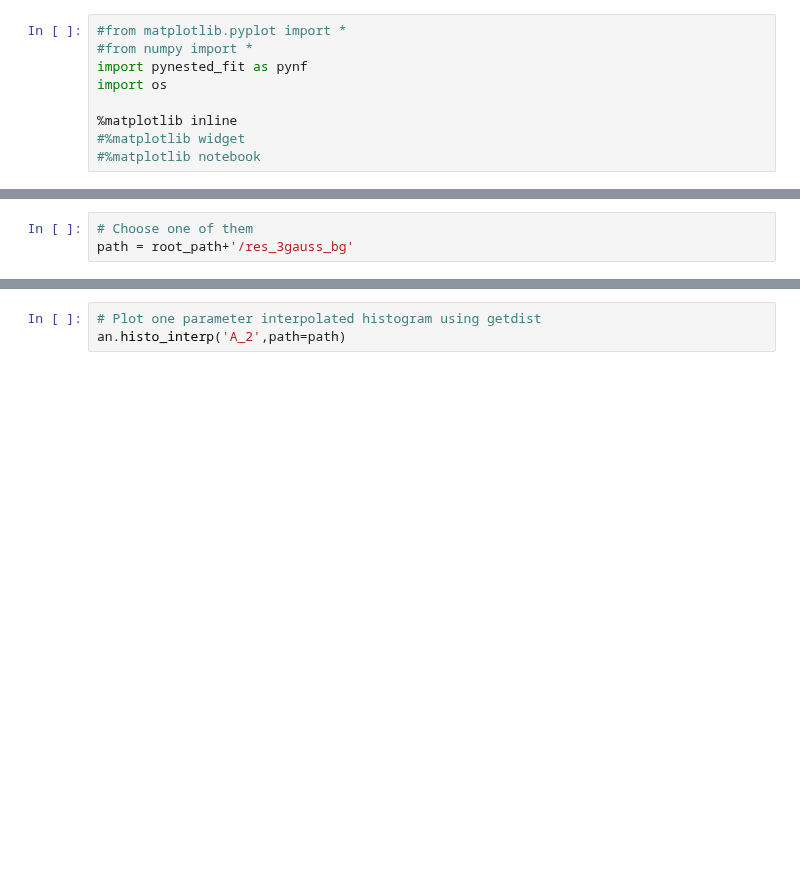
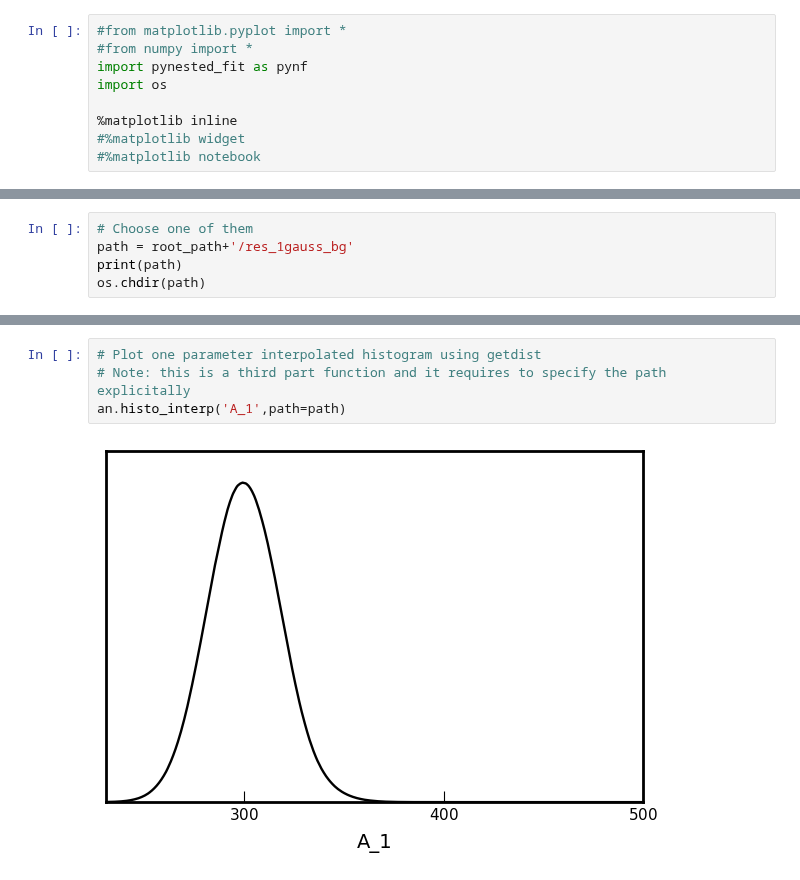
Before and after one commit to martinit18/nested_fit, a Jupyter notebook: examples/jupyter_notebooks/simple_analysis_visu.ipynb, the cells around one changed output, grey strips where cells are left out. Drawn from its saved outputs; the diff is of its cells as text; blank space fills up the shorter version.

```diff
--- a/examples/jupyter_notebooks/simple_analysis_visu.ipynb
+++ b/examples/jupyter_notebooks/simple_analysis_visu.ipynb
@@ -13,3 +16,5 @@ root_path = os.getcwd()
 # %%
 # Choose one of them
-path = root_path+'/res_3gauss_bg'
+path = root_path+'/res_1gauss_bg'
+print(path)
+os.chdir(path)
@@ -111,6 +107,9 @@ Set par_number A_2 to 3
 # %%
 # Plot one parameter interpolated histogram using getdist
-an.histo_interp('A_2',path=path)
+# Note: this is a third part function and it requires to specify the path explicitally
+an.histo_interp('A_1',path=path)
+# %% [output]
+[figure, added]
 # %%
 # Plot one parameter histogram
 # Red, yellow and green region correspond to 1,2,3 sigmas
```
Also changed, not shown: parts of 17 cells of this notebook, 1 other file.
